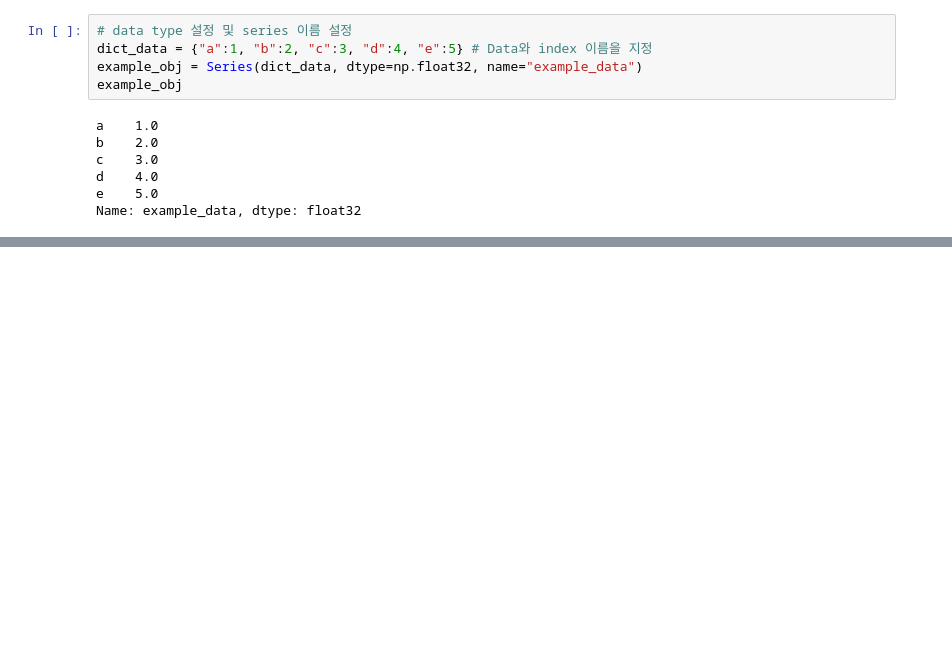
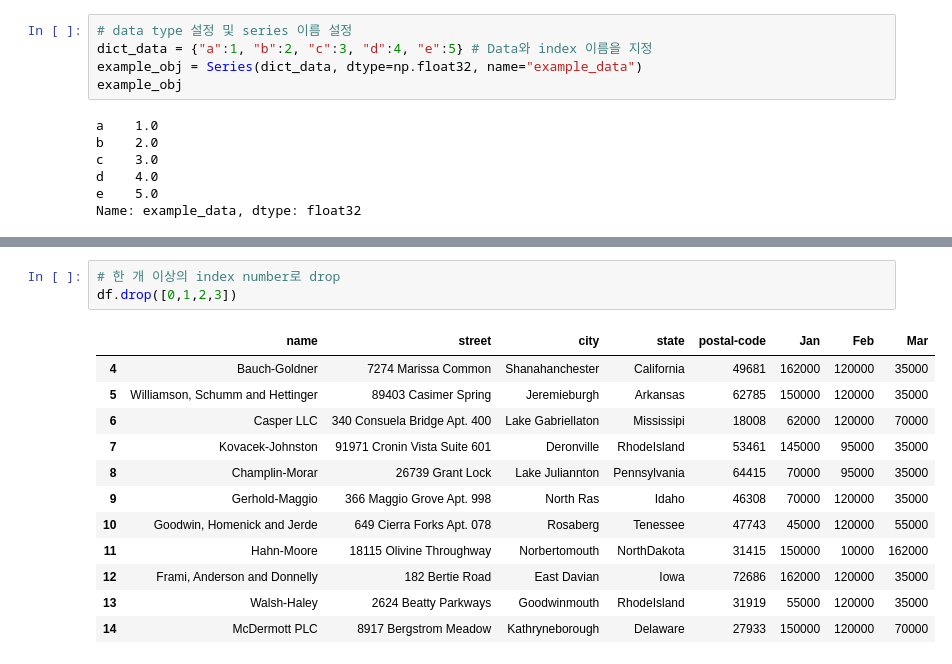
Before and after one commit to Youngprize33/Pythonboostcourse, a Jupyter notebook: Python_boost_ML/Pandas.ipynb, the cells around one changed output, grey strips where cells are left out. Drawn from its saved outputs; the diff is of its cells as text; blank space fills up the shorter version.

```diff
--- a/Python_boost_ML/Pandas.ipynb
+++ b/Python_boost_ML/Pandas.ipynb
@@ -83,0 +572,16 @@ Name: example_data, dtype: float32
+# %%
+# 한 개 이상의 index number로 drop
+df.drop([0,1,2,3])
+# %% [output]
+|  | name | street | city | state | postal-code | Jan | Feb | Mar |
+| 4 | Bauch-Goldner | 7274 Marissa Common | Shanahanchester | California | 49681 | 162000 | 120000 | 35000 |
+| 5 | Williamson, Schumm and Hettinger | 89403 Casimer Spring | Jeremieburgh | Arkansas | 62785 | 150000 | 120000 | 35000 |
+| 6 | Casper LLC | 340 Consuela Bridge Apt. 400 | Lake Gabriellaton | Mississipi | 18008 | 62000 | 120000 | 70000 |
+| 7 | Kovacek-Johnston | 91971 Cronin Vista Suite 601 | Deronville | RhodeIsland | 53461 | 145000 | 95000 | 35000 |
+| 8 | Champlin-Morar | 26739 Grant Lock | Lake Juliannton | Pennsylvania | 64415 | 70000 | 95000 | 35000 |
+| 9 | Gerhold-Maggio | 366 Maggio Grove Apt. 998 | North Ras | Idaho | 46308 | 70000 | 120000 | 35000 |
+| 10 | Goodwin, Homenick and Jerde | 649 Cierra Forks Apt. 078 | Rosaberg | Tenessee | 47743 | 45000 | 120000 | 55000 |
+| 11 | Hahn-Moore | 18115 Olivine Throughway | Norbertomouth | NorthDakota | 31415 | 150000 | 10000 | 162000 |
+| 12 | Frami, Anderson and Donnelly | 182 Bertie Road | East Davian | Iowa | 72686 | 162000 | 120000 | 35000 |
+| 13 | Walsh-Haley | 2624 Beatty Parkways | Goodwinmouth | RhodeIsland | 31919 | 55000 | 120000 | 35000 |
+| 14 | McDermott PLC | 8917 Bergstrom Meadow | Kathryneborough | Delaware | 27933 | 150000 | 120000 | 70000 |
```
Also changed, not shown: parts of 119 cells of this notebook.
